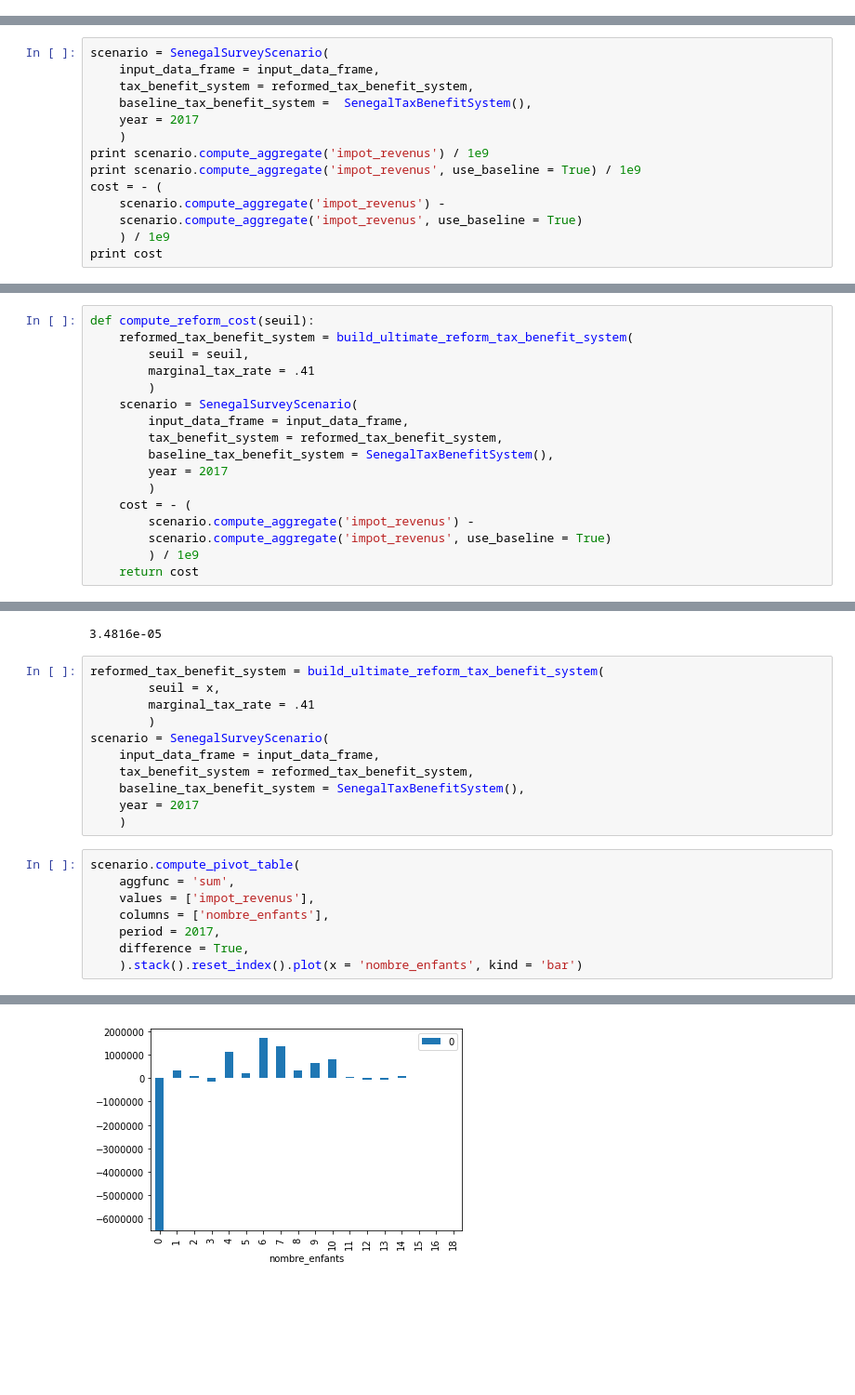
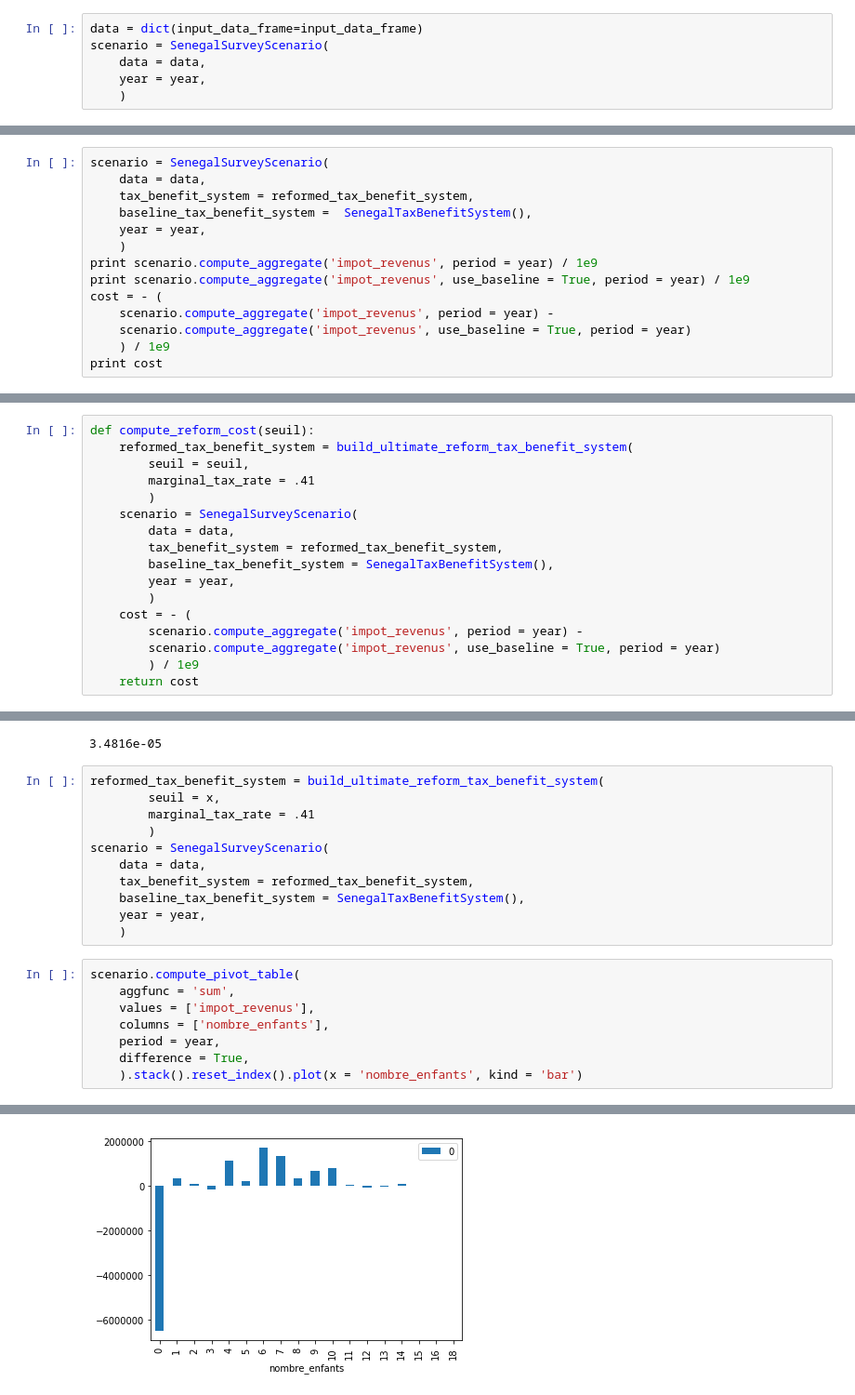
Before and after one commit to openfisca/openfisca-senegal, a Jupyter notebook: notebooks/Fake-data-Senegal.ipynb, the cells around one changed output, grey strips where cells are left out. Shown: that part at 93% size. Saved outputs shown, nothing was run; the diff lists cells and outputs as text; blank space fills up the shorter version.

```diff
--- a/notebooks/Fake-data-Senegal.ipynb
+++ b/notebooks/Fake-data-Senegal.ipynb
@@ -92,3 +93,9 @@ scenario = SenegalSurveyScenario(
+# %%
+data = dict(input_data_frame=input_data_frame)
+scenario = SenegalSurveyScenario(
+    data = data,
+    year = year,
+    )
 # %% [markdown]
 We can compute the value of any variable for the whole population an draw distributions
 # %%
@@ -196,16 +201,16 @@ reform:  9.753219072
 baseline:  9.67353344
 # %%
 scenario = SenegalSurveyScenario(
-    input_data_frame = input_data_frame,
+    data = data,
     tax_benefit_system = reformed_tax_benefit_system,
     baseline_tax_benefit_system =  SenegalTaxBenefitSystem(),
-    year = 2017
+    year = year,
     )
-print scenario.compute_aggregate('impot_revenus') / 1e9
-print scenario.compute_aggregate('impot_revenus', use_baseline = True) / 1e9
+print scenario.compute_aggregate('impot_revenus', period = year) / 1e9
+print scenario.compute_aggregate('impot_revenus', use_baseline = True, period = year) / 1e9
 cost = - (
-    scenario.compute_aggregate('impot_revenus') -
-    scenario.compute_aggregate('impot_revenus', use_baseline = True)
+    scenario.compute_aggregate('impot_revenus', period = year) -
+    scenario.compute_aggregate('impot_revenus', use_baseline = True, period = year)
     ) / 1e9
 print cost
 # %% [output]
@@ -219,14 +224,14 @@ def compute_reform_cost(seuil):
         marginal_tax_rate = .41
         )
     scenario = SenegalSurveyScenario(
-        input_data_frame = input_data_frame,
+        data = data,
         tax_benefit_system = reformed_tax_benefit_system,
         baseline_tax_benefit_system = SenegalTaxBenefitSystem(),
-        year = 2017
+        year = year,
         )
     cost = - (
-        scenario.compute_aggregate('impot_revenus') -
-        scenario.compute_aggregate('impot_revenus', use_baseline = True)
+        scenario.compute_aggregate('impot_revenus', period = year) -
+        scenario.compute_aggregate('impot_revenus', use_baseline = True, period = year)
         ) / 1e9
     return cost
 # %%
@@ -249,19 +255,19 @@ reformed_tax_benefit_system = build_ultimate_reform_tax_benefit_system(
         marginal_tax_rate = .41
         )
 scenario = SenegalSurveyScenario(
-    input_data_frame = input_data_frame,
+    data = data,
     tax_benefit_system = reformed_tax_benefit_system,
     baseline_tax_benefit_system = SenegalTaxBenefitSystem(),
-    year = 2017
+    year = year,
     )
 # %%
 scenario.compute_pivot_table(
     aggfunc = 'sum',
     values = ['impot_revenus'],
     columns = ['nombre_enfants'],
-    period = 2017,
+    period = year,
     difference = True,
     ).stack().reset_index().plot(x = 'nombre_enfants', kind = 'bar')
 # %% [output]
 <matplotlib.axes._subplots.AxesSubplot at 0x...>
-[figure, old version]
+[figure, new version]
```
Also changed, not shown: parts of 14 cells of this notebook, 1 other file.
